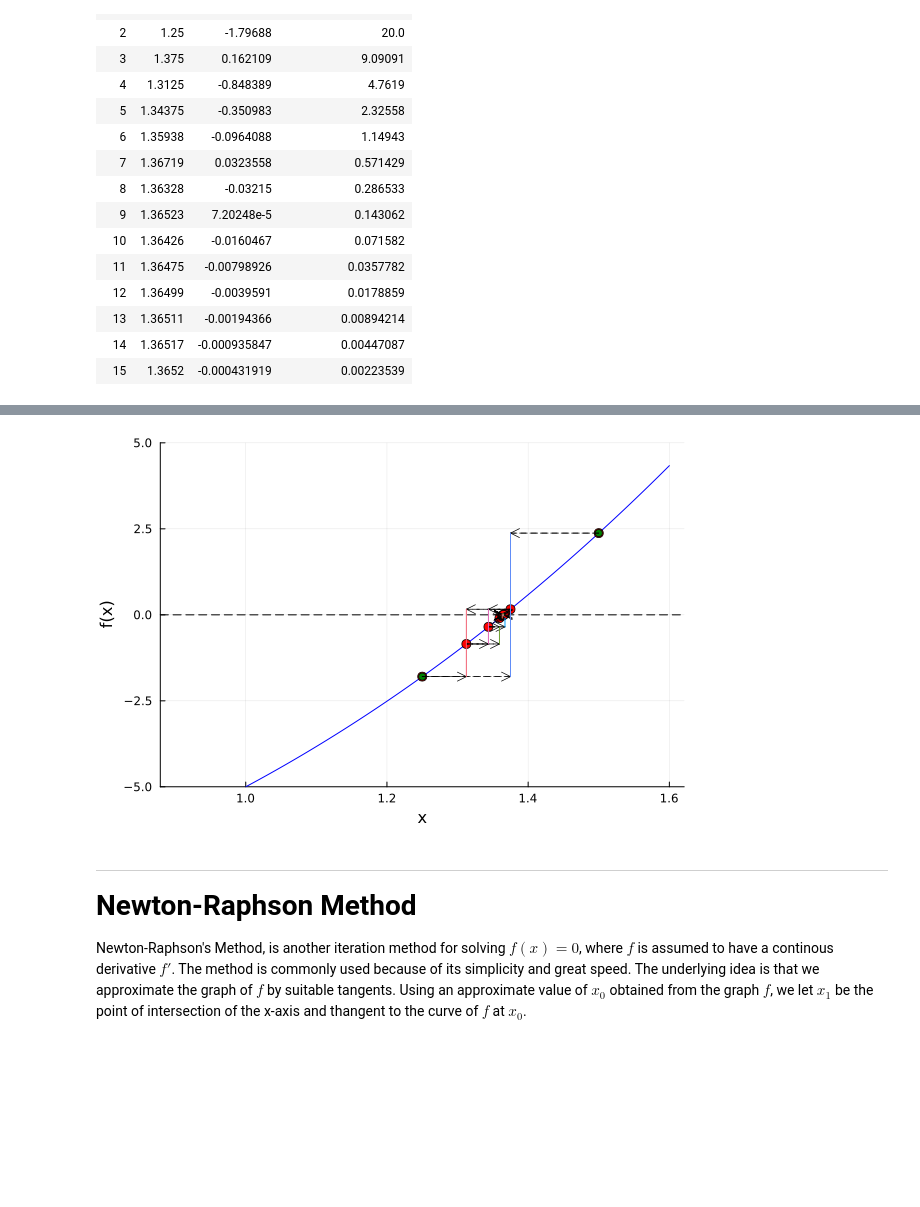
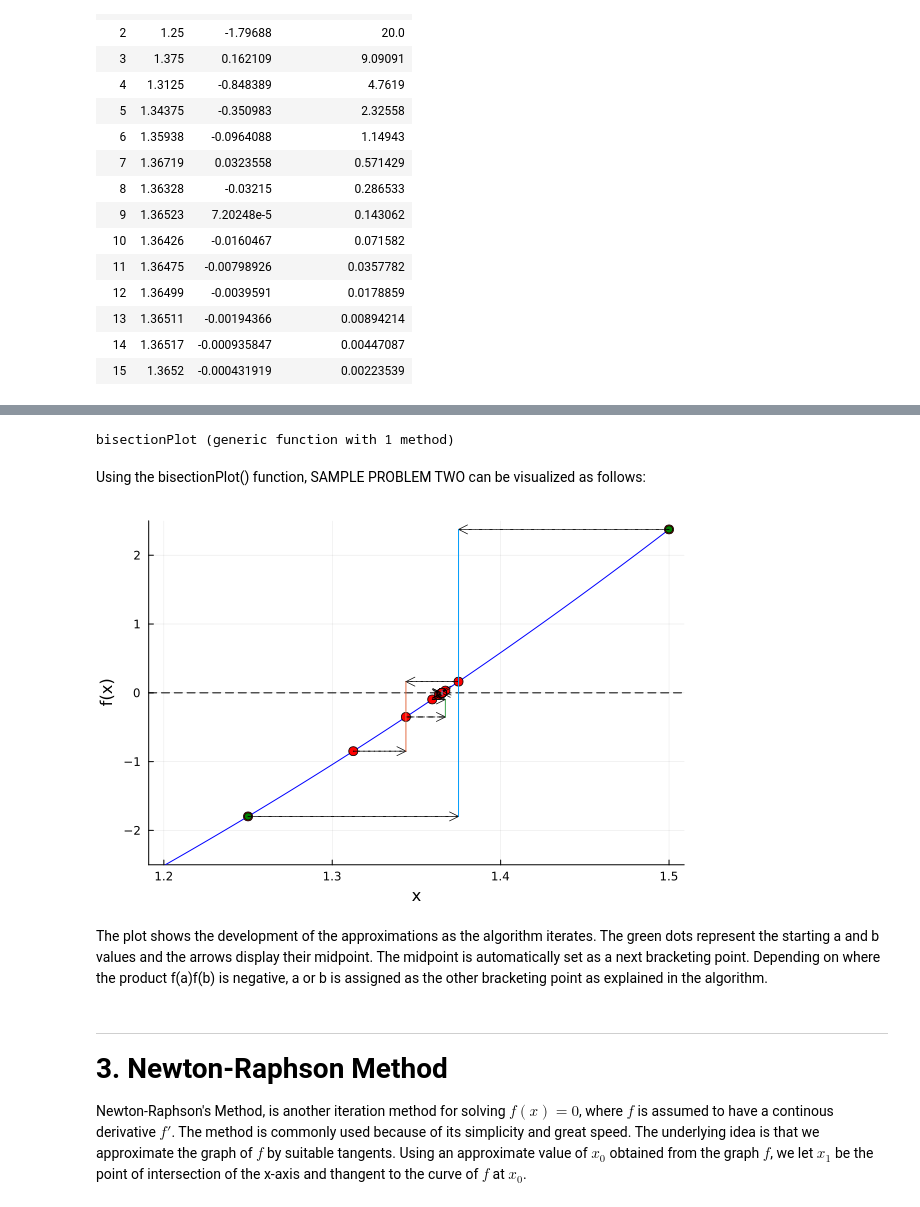
Before and after one commit to jhtl08/Root-Finding, a Jupyter notebook: Lorenzo edits.ipynb, the cells around one changed output, grey strips where cells are left out. Cells and saved outputs as stored; diff of their text form; code cells hidden in the pictures; blank space fills up the shorter version.

```diff
--- a/Lorenzo edits.ipynb
+++ b/Lorenzo edits.ipynb
@@ -401,11 +405,11 @@ tol4 = 10^(-4.)
 N4 = 20
 
 #Plotting-related
-max_x4 = 0.9
-min_x4 = 1.6
+max_x4 = 1.5
+min_x4 = 1.2
 length_x4 = 1000
-max_y4 = 5
-min_y4 = -5
+max_y4 = 2.5
+min_y4 = -2.5
 
 #inputting the parameters and calling the function
 x_values4=Float64[]
@@ -455,42 +457,57 @@ INSERT EXPLANATION
 # %%
 using Plots
-f4(x)= x^3+4x^2-10
 
-array_size4=length(x_values4)
-y_zeros4 = zeros(array_size4)
+function bisectionPlot(x_values4, f4::Function)
+    array_size4=length(x_values4)
+    y_zeros4 = zeros(array_size4)
+    y_values4=Float64[]
 
-x = range(min_x4, max_x4, length=length_x4)
-y = f4.(x)
+    for x in x_values4
+        push!(y_values4, f4(x))
+    end
 
-Plots.plot(x, y, ylims=(min_y4, max_y4), color=:blue, legend=false, grid=true, xlabel="x", ylabel="f(x)") #Plots f(x)
-hline!([0], color=:black, linestyle=:dash, label="y=0") #Draws horizontal line at y=0 (x-axis)
+    x = range(min_x4, max_x4, length=length_x4)
+    y = f4.(x)
 
-scatter!(x_values4, y_values4, label="Iteration Points", markersize=5, markercolor=:red)
-scatter!([x_values4[1],x_values4[2]], [y_values4[1],y_values4[2]], label=false, color=:green, markersize=4) #Marks initial guesses x0,x1 as green
+    Plots.plot(x, y, ylims=(min_y4, max_y4), color=:blue, legend=false, grid=true, xlabel="x", ylabel="f(x)") #Plots f(x)
+    hline!([0], color=:black, linestyle=:dash, label="y=0") #Draws horizontal line at y=0 (x-axis)
 
-i=3
-while i<array_size4
-    quiver!([x_values4[i-2]], [y_values4[i-2]], quiver=([(x_values4[i] - x_values4[i-2])], [0]),label=false, color=:black, linewidth=0.7, legend=false, arrow=true, linestyle=:dash)
-    quiver!([x_values4[i-1]], [y_values4[i-1]], quiver=([(x_values4[i] - x_values4[i-1])], [0]),label=false, color=:black, linewidth=0.7, legend=false, arrow=true, linestyle=:dash)
+    scatter!(x_values4, y_values4, label="Iteration Points", markersize=5, markercolor=:red)
+    scatter!([x_values4[1],x_values4[2]], [y_values4[1],y_values4[2]], label=false, color=:green, markersize=4) #Marks initial guesses x0,x1 as green
 
-    i+=1
+    i=3
+    while i<array_size4
+        quiver!([x_values4[i-2]], [y_values4[i-2]], quiver=([(x_values4[i] - x_values4[i-2])], [0]),label=false, color=:black, linewidth=0.7, legend=false, arrow=true, linestyle=:dash)
+        quiver!([x_values4[i-1]], [y_values4[i-1]], quiver=([(x_values4[i] - x_values4[i-1])], [0]),label=false, color=:black, linewidth=0.7, legend=false, arrow=true, linestyle=:dash)
+
+        i+=2
+    end
+
+    i=3
+    while i<array_size4
+        plot!([x_values4[i],x_values4[i]], [y_values4[i-2],y_values4[i-1]], label=false, linestyle=:solid, linewidth=1)
+        i+=2
+    end
+
+    current()
+
 end
-
-i=3
-while i<array_size4
-    plot!([x_values4[i],x_values4[i]], [y_values4[i-2],y_values4[i-1]], label=false, linestyle=:solid, linewidth=1)
-    i+=1
-end
-
-current()
 # %% [output]
-[figure, removed]
+bisectionPlot (generic function with 1 method)
+# %% [markdown]
+Using the bisectionPlot() function, SAMPLE PROBLEM TWO can be visualized as follows:
+# %%
+bisectionPlot(x_values4, f4)
+# %% [output]
+[figure, added]
+# %% [markdown]
+The plot shows the development of the approximations as the algorithm iterates. The green dots represent the starting a and b values and the arrows display their midpoint. The midpoint is automatically set as a next bracketing point. Depending on where the product f(a)f(b) is negative, a or b is assigned as the other bracketing point as explained in the algorithm.
 # %% [markdown]
 ---
 ##
 <div style="text-align: left; font-family: 'Times New Roman', Times, serif; font-size: 21pt">
 <b>
-Newton-Raphson Method
+3. Newton-Raphson Method
 </b>
 </div>
 # %% [markdown]
```
Also changed, not shown: parts of 38 cells of this notebook.
